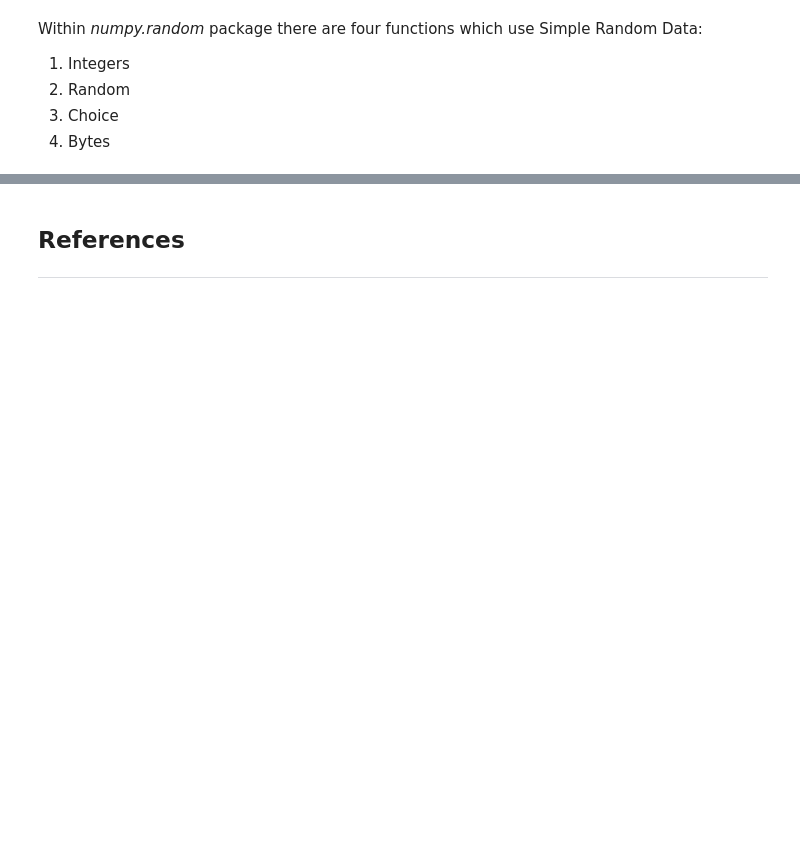
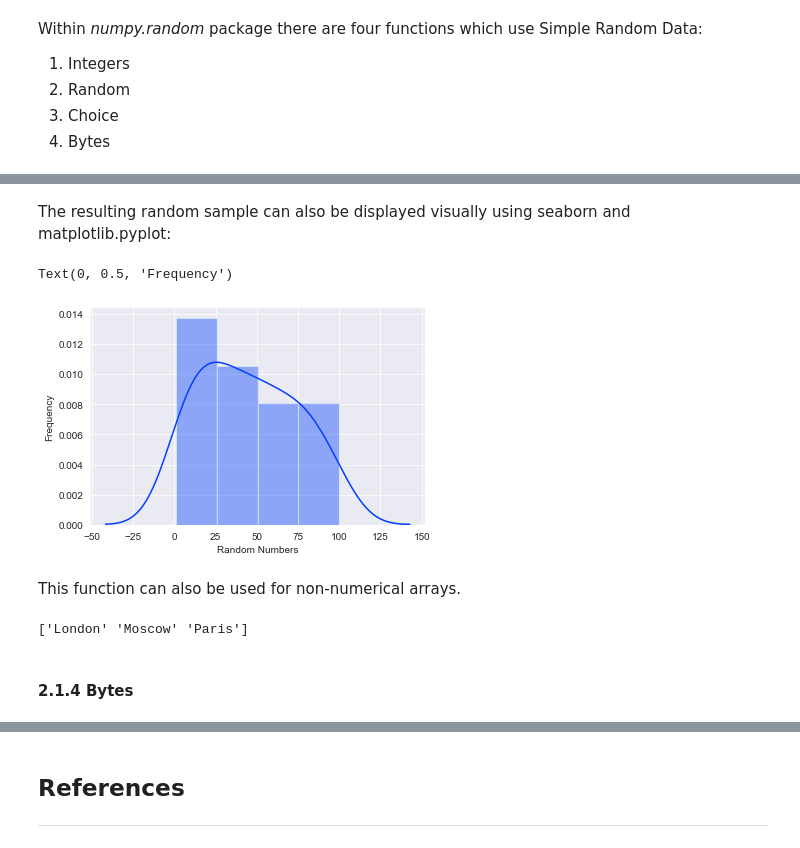
Before and after one commit to JPLee01/Programming_for_Data_Analysis-Assignment, a Jupyter notebook: Programming_for_Data_Analysis-Assignment.ipynb, the cells around one changed output, grey strips where cells are left out. Drawn from its saved outputs; the diff is of its cells as text; code cells hidden in the pictures; blank space fills up the shorter version.

```diff
--- a/Programming_for_Data_Analysis-Assignment.ipynb
+++ b/Programming_for_Data_Analysis-Assignment.ipynb
@@ -120,0 +287,21 @@ Text(0, 0.5, 'Frequency')
+# %% [markdown]
+The resulting random sample can also be displayed visually using seaborn and matplotlib.pyplot:
+# %%
+#Visualise the above Random Sample
+sns.distplot(y)
+plt.xlabel("Random Numbers")
+plt.ylabel("Frequency")
+# %% [output]
+Text(0, 0.5, 'Frequency')
+[figure, added]
+# %% [markdown]
+This function can also be used for non-numerical arrays.
+# %%
+#Generate a uniform random sample of 3 European citys form a list of 10, without replacement:
+cityList = ["Dublin", "London", "Rome", "Paris", "Berlin", "Istanbul", "Moscow", "Madrid", "Lisbon", "Zürich,"]
+x = np.random.choice(cityList, 3, replace=False)
+print(x)
+# %% [output]
+['London' 'Moscow' 'Paris']
+# %% [markdown]
+#### 2.1.4 Bytes
```
Also changed, not shown: parts of 31 cells of this notebook.
